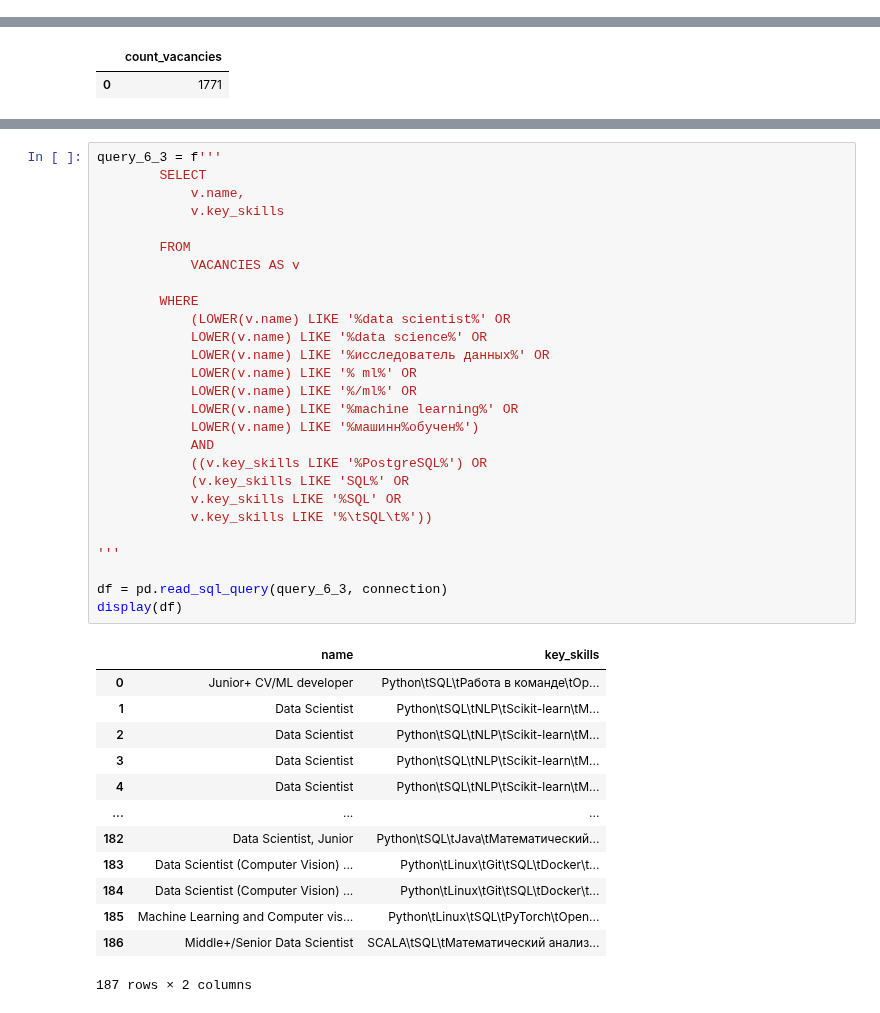
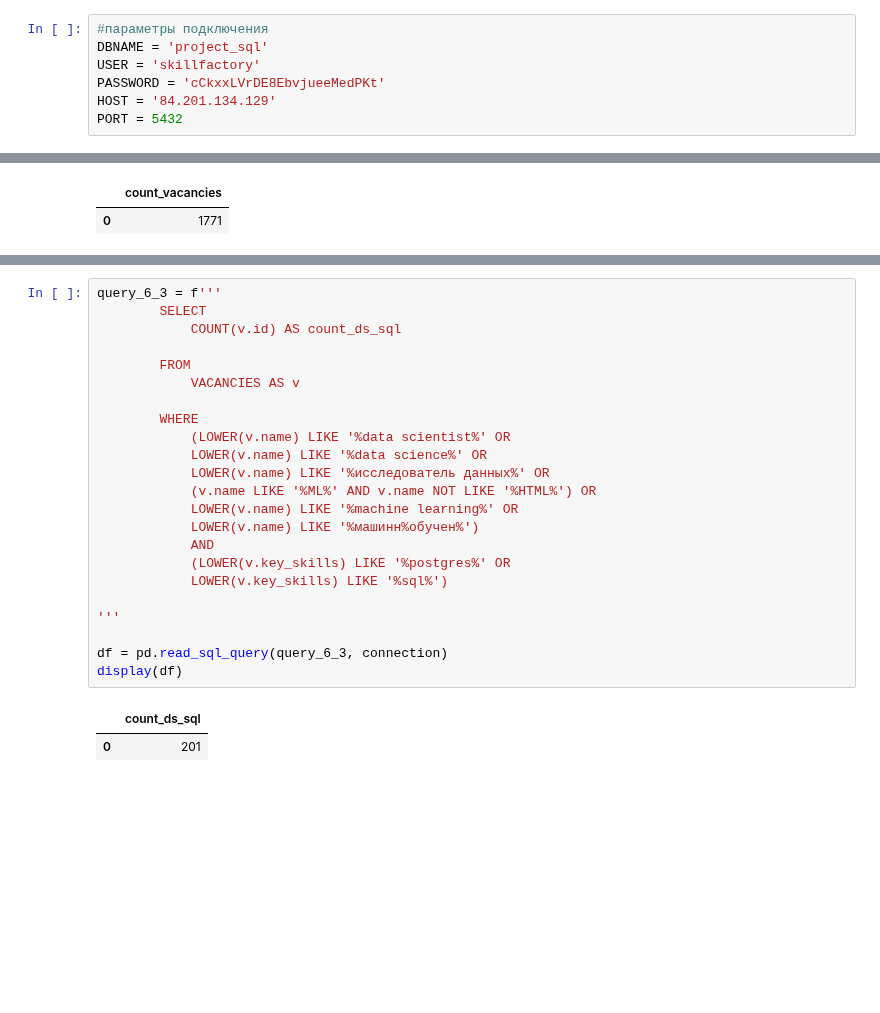
Before and after one commit to rafferti95/st_data_science, a Jupyter notebook: Project 2/pre_popon.ipynb, the cells around one changed output, grey strips where cells are left out. Saved outputs shown, nothing was run; the diff lists cells and outputs as text; blank space fills up the shorter version.

```diff
--- a/Project 2/pre_popon.ipynb
+++ b/Project 2/pre_popon.ipynb
@@ -13,3 +11,10 @@ warnings.filterwarnings('ignore')
+# %%
+#параметры подключения
+DBNAME = 'project_sql'
+USER = 'skillfactory'
+PASSWORD = 'cCkxxLVrDE8EbvjueeMedPKt'
+HOST = '84.201.134.129'
+PORT = 5432
 # %%
 connection = psycopg2.connect(
    dbname = DBNAME,
@@ -485,41 +488,26 @@ display(df)
 # %%
 query_6_3 = f'''
         SELECT
-            v.name,
-            v.key_skills
+            COUNT(v.id) AS count_ds_sql
 
         FROM
             VACANCIES AS v
 
         WHERE
             (LOWER(v.name) LIKE '%data scientist%' OR
             LOWER(v.name) LIKE '%data science%' OR
             LOWER(v.name) LIKE '%исследователь данных%' OR
-            LOWER(v.name) LIKE '% ml%' OR
-            LOWER(v.name) LIKE '%/ml%' OR
+            (v.name LIKE '%ML%' AND v.name NOT LIKE '%HTML%') OR
             LOWER(v.name) LIKE '%machine learning%' OR
             LOWER(v.name) LIKE '%машинн%обучен%')
             AND
-            ((v.key_skills LIKE '%PostgreSQL%') OR
-            (v.key_skills LIKE 'SQL%' OR
-            v.key_skills LIKE '%SQL' OR
-            v.key_skills LIKE '%\tSQL\t%'))
+            (LOWER(v.key_skills) LIKE '%postgres%' OR
+            LOWER(v.key_skills) LIKE '%sql%')
 
 '''
 
 df = pd.read_sql_query(query_6_3, connection)
 display(df)
 # %% [output]
-|  | name | key_skills |
-| 0 | Junior+ CV/ML developer | Python\tSQL\tРабота в команде\tOp... |
-| 1 | Data Scientist | Python\tSQL\tNLP\tScikit-learn\tM... |
-| 2 | Data Scientist | Python\tSQL\tNLP\tScikit-learn\tM... |
-| 3 | Data Scientist | Python\tSQL\tNLP\tScikit-learn\tM... |
-| 4 | Data Scientist | Python\tSQL\tNLP\tScikit-learn\tM... |
-| ... | ... | ... |
-| 182 | Data Scientist, Junior | Python\tSQL\tJava\tМатематический... |
-| 183 | Data Scientist (Computer Vision) ... | Python\tLinux\tGit\tSQL\tDocker\t... |
-| 184 | Data Scientist (Computer Vision) ... | Python\tLinux\tGit\tSQL\tDocker\t... |
-| 185 | Machine Learning and Computer vis... | Python\tLinux\tSQL\tPyTorch\tOpen... |
-| 186 | Middle+/Senior Data Scientist | SCALA\tSQL\tМатематический анализ... |
+|  | count_ds_sql |
+| 0 | 201 |
-187 rows × 2 columns
```
Also changed, not shown: parts of 5 cells of this notebook, 1 other file.
